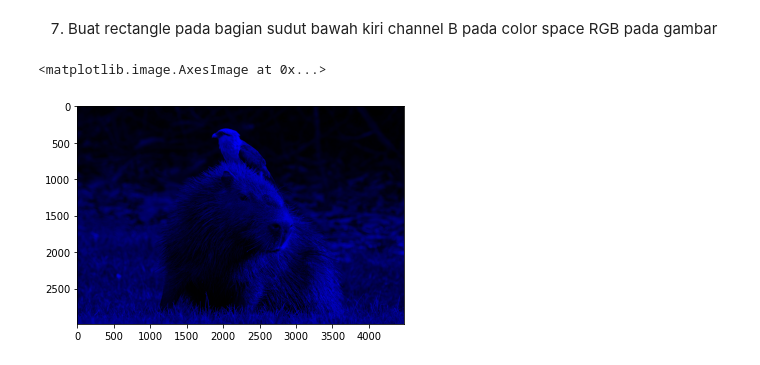
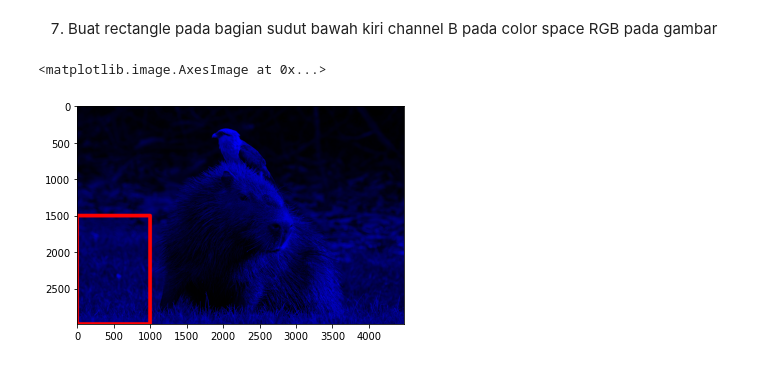
Before and after one commit to meguminisha/PCVK22-23, a Jupyter notebook: Week2_Agung_Putra_Pamungkas.ipynb, the cells around one changed output. Drawn from its saved outputs; the diff is of its cells as text; code cells hidden in the pictures.

```diff
--- a/Week2_Agung_Putra_Pamungkas.ipynb
+++ b/Week2_Agung_Putra_Pamungkas.ipynb
@@ -224,10 +224,10 @@ plt.imshow(img3)
 # %%
 img = cv.imread('/content/drive/MyDrive/Capybara.jpg')
 img2 = img
 img3 = cv.cvtColor(img,cv.COLOR_BGR2RGB)
 img3[:,:,(0,1)] = 0
-cv.rectangle(img3,pt1=(100,3900),pt2=(800,3200),color=(255,0,0),thickness=50)
+cv.rectangle(img3,pt1=(0,1500),pt2=(1000,2985),color=(255,0,0),thickness=50)
 plt.imshow(img3)
 # %% [output]
 <matplotlib.image.AxesImage at 0x...>
-[figure, old version]
+[figure, new version]
```
